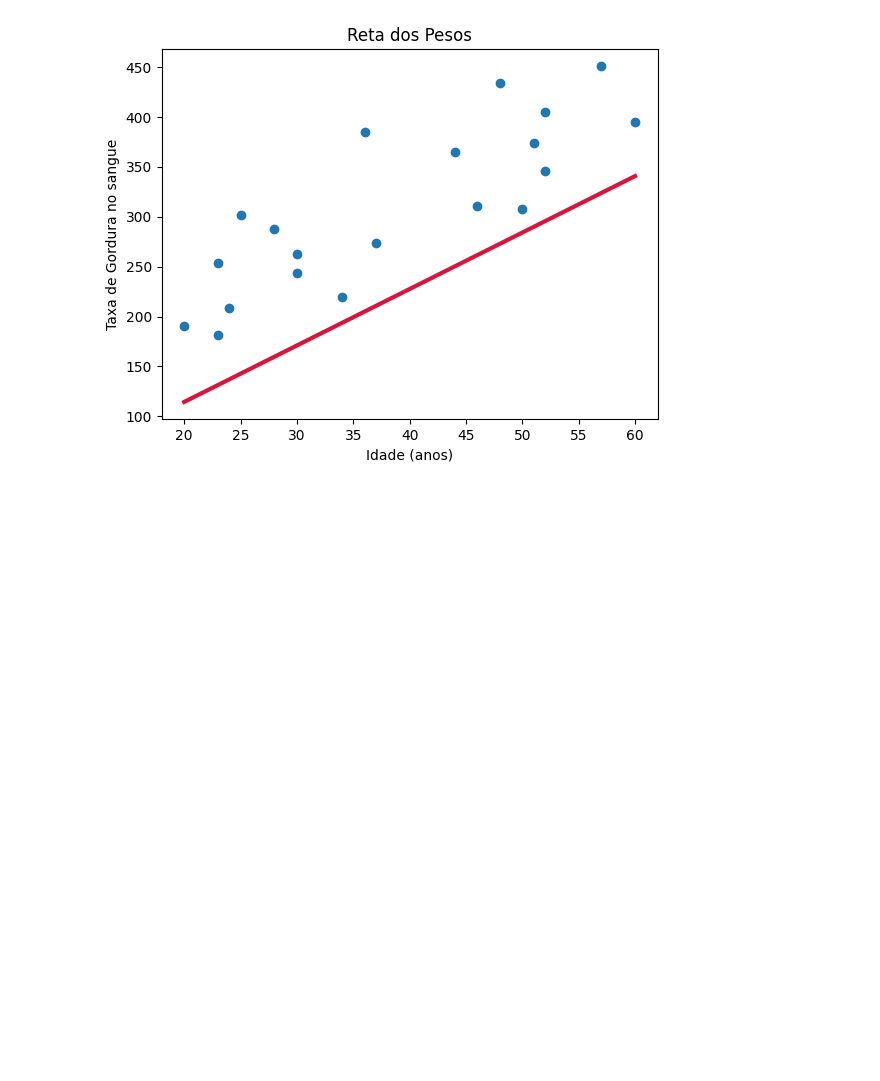
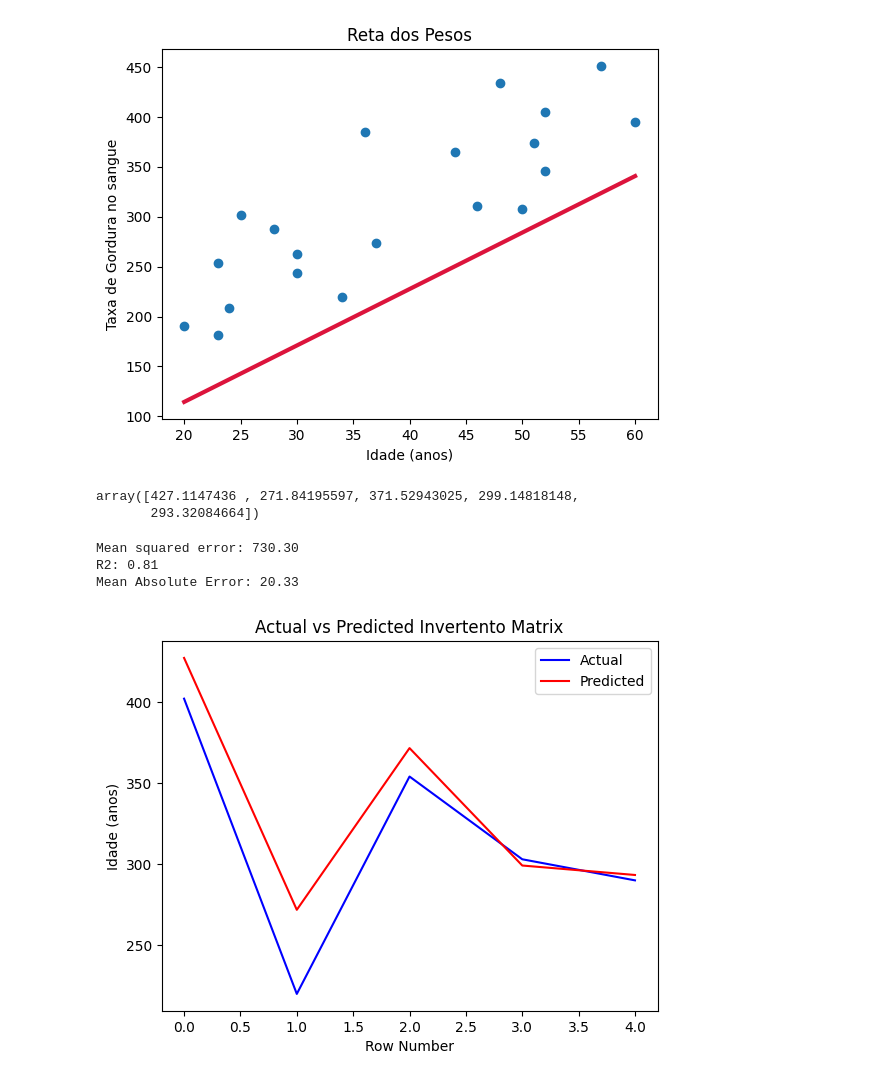
Before and after one commit to KndHvH/367, a Jupyter notebook: POLI/Estat/26.03/exercicio/code.ipynb, the cells around one changed output. Cells and saved outputs as stored; diff of their text form; code cells hidden in the pictures; blank space fills up the shorter version.

```diff
--- a/POLI/Estat/26.03/exercicio/code.ipynb
+++ b/POLI/Estat/26.03/exercicio/code.ipynb
@@ -128,7 +128,7 @@ array([[79, 57],
 # %%
 from sklearn.metrics import mean_squared_error, r2_score, mean_absolute_error
 
-def validate_y_pred(X_test,y_test,y_pred):
+def validate_y_pred(X,y_test,y_pred,title=''):
 
     mse = mean_squared_error(y_test, y_pred)
     r2 = r2_score(y_test, y_pred)
@@ -138,19 +138,21 @@ def validate_y_pred(X_test,y_test,y_pred):
     print('R2: %.2f' % r2)
     print('Mean Absolute Error: %.2f' % mae)
 
-    plt.scatter(y_test, X_test[:,1], color='blue', label='Actual')
-    plt.scatter(y_pred, X_test[:,1], color='red', label='Predicted')
+
+    plt.plot(range(len(y_test)), y_test, color='blue', label='Actual')
+    plt.plot(range(len(y_pred)), y_pred, color='red', label='Predicted')
 
     plt.ylabel('Idade (anos)')
-    plt.xlabel('Taxa de Gordura no sangue')
-    plt.title('Actual vs Predicted')
+    plt.xlabel('Row Number')
+    plt.title(f'Actual vs Predicted {title}')
     plt.legend()
     plt.show()
 
+
 def plot_weights(w,X,y):
     plt.scatter(X[:,1], y)
-    area = np.linspace(X[:,1].min(), X[:,1].max(), 100)
-    y_area = w[0] + w[1]*area
+    area = np.linspace(X[:,1].min(), X[:,1].max(), 2)
+    y_area = w[1]*area + w[0]
 
     plt.plot(area,y_area, color = 'crimson',linewidth = 3)
     plt.xlabel('Idade (anos)')
@@ -159,7 +161,9 @@ def plot_weights(w,X,y):
     plt.show()
 
 def get_y_pred(X,w):
-    y_pred = np.dot(X_test, w)
+    if X.shape[1] != len(w):
+        X = np.insert(X, 0, 1, axis=1)
+    y_pred = np.dot(X, w)
     return y_pred
 # %% [markdown]
 ### Obtendo os pesos
@@ -175,6 +178,6 @@ def get_weights_EN(X_train, y_train):
 # %%
-pesos = get_weights_EN(X_train, y_train)
-pesos
+pesos_EN = get_weights_EN(X_train, y_train)
+pesos_EN
 # %% [output]
 array([1.32573598, 5.65581757])
 # %%
@@ -182,2 +185,15 @@ plot_weights(pesos,X_train,y_train)
 # %% [output]
 [figure]
+# %%
+y_pred_EN = get_y_pred(X_test,pesos_EN)
+y_pred_EN
+# %% [output]
+array([427.1147436 , 271.84195597, 371.52943025, 299.14818148,
+       293.32084664])
+# %%
+validate_y_pred(X_test,y_test,y_pred_EN, title='Invertento Matrix')
+# %% [output]
+Mean squared error: 730.30
+R2: 0.81
+Mean Absolute Error: 20.33
+[figure, added]
```
Also changed, not shown: parts of 14 cells of this notebook.
